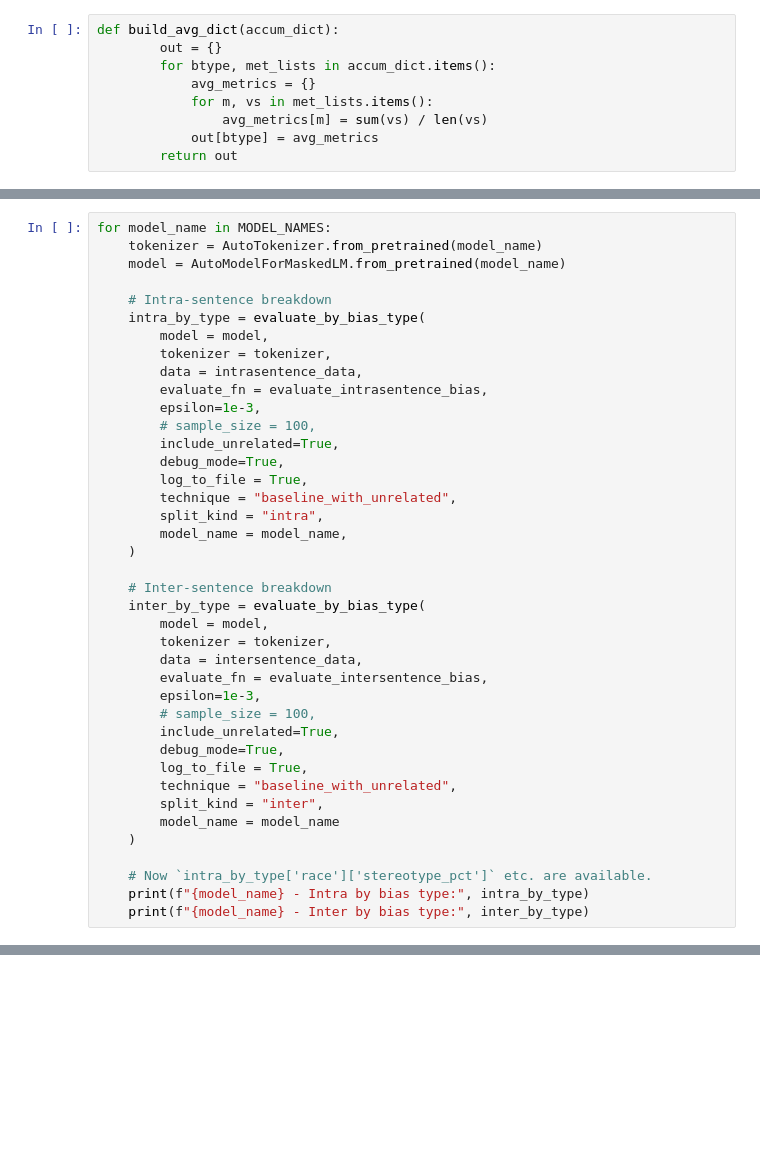
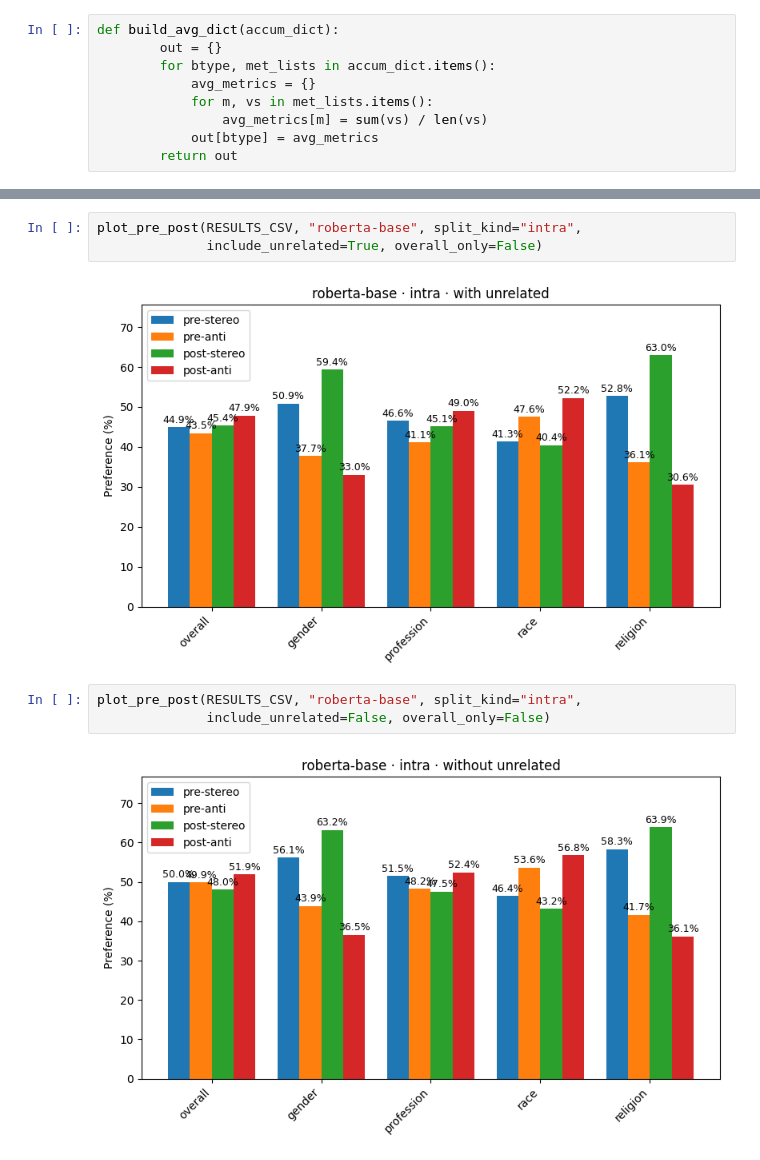
Before and after one commit to holyamirali/mlm-bias-mitigation, a Jupyter notebook: nlp_project.ipynb, the cells around one changed output, grey strips where cells are left out. Drawn from its saved outputs; the diff is of its cells as text; blank space fills up the shorter version.

```diff
--- a/nlp_project.ipynb
+++ b/nlp_project.ipynb
@@ -1331,43 +1076,3 @@ Processing 145 samples for race bias type..
 Processing 12 samples for religion bias type..
 Logged 5 rows for roberta-base · baseline_on_test_intra · intra
 roberta-base - intra by bias type: {'overall': {'total': 316, 'stereotype': 160, 'anti-stereotype': 155, 'unrelated': 0, 'draw': 1, 'stereotype_pct': 50.63291139240506, 'anti-stereotype_pct': 49.05063 ...
-# %%
-for model_name in MODEL_NAMES:
-    tokenizer = AutoTokenizer.from_pretrained(model_name)
-    model = AutoModelForMaskedLM.from_pretrained(model_name)
-
-    # Intra-sentence breakdown
-    intra_by_type = evaluate_by_bias_type(
-        model = model,
-        tokenizer = tokenizer,
-        data = intrasentence_data,
-        evaluate_fn = evaluate_intrasentence_bias,
-        epsilon=1e-3,
-        # sample_size = 100,
-        include_unrelated=True,
-        debug_mode=True,
-        log_to_file = True,
-        technique = "baseline_with_unrelated",
-        split_kind = "intra",
-        model_name = model_name,
-    )
-
-    # Inter-sentence breakdown
-    inter_by_type = evaluate_by_bias_type(
-        model = model,
-        tokenizer = tokenizer,
-        data = intersentence_data,
-        evaluate_fn = evaluate_intersentence_bias,
-        epsilon=1e-3,
-        # sample_size = 100,
-        include_unrelated=True,
-        debug_mode=True,
-        log_to_file = True,
-        technique = "baseline_with_unrelated",
-        split_kind = "inter",
-        model_name = model_name
-    )
-
-    # Now `intra_by_type['race']['stereotype_pct']` etc. are available.
-    print(f"{model_name} - Intra by bias type:", intra_by_type)
-    print(f"{model_name} - Inter by bias type:", inter_by_type)
@@ -1809,0 +1204,10 @@ roberta-base - intra by bias type: {'overall': {'total': 316, 'stereotype': 141,
+# %%
+plot_pre_post(RESULTS_CSV, "roberta-base", split_kind="intra",
+              include_unrelated=True, overall_only=False)
+# %% [output]
+[figure, added]
+# %%
+plot_pre_post(RESULTS_CSV, "roberta-base", split_kind="intra",
+              include_unrelated=False, overall_only=False)
+# %% [output]
+[figure, added]
```
Also changed, not shown: parts of 36 cells of this notebook.
